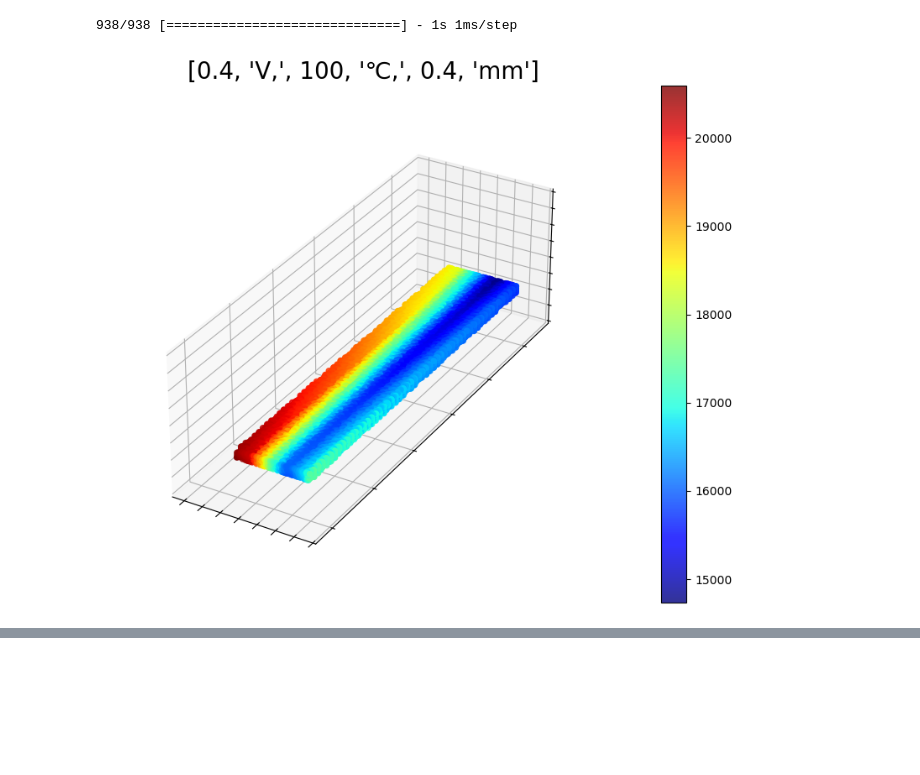
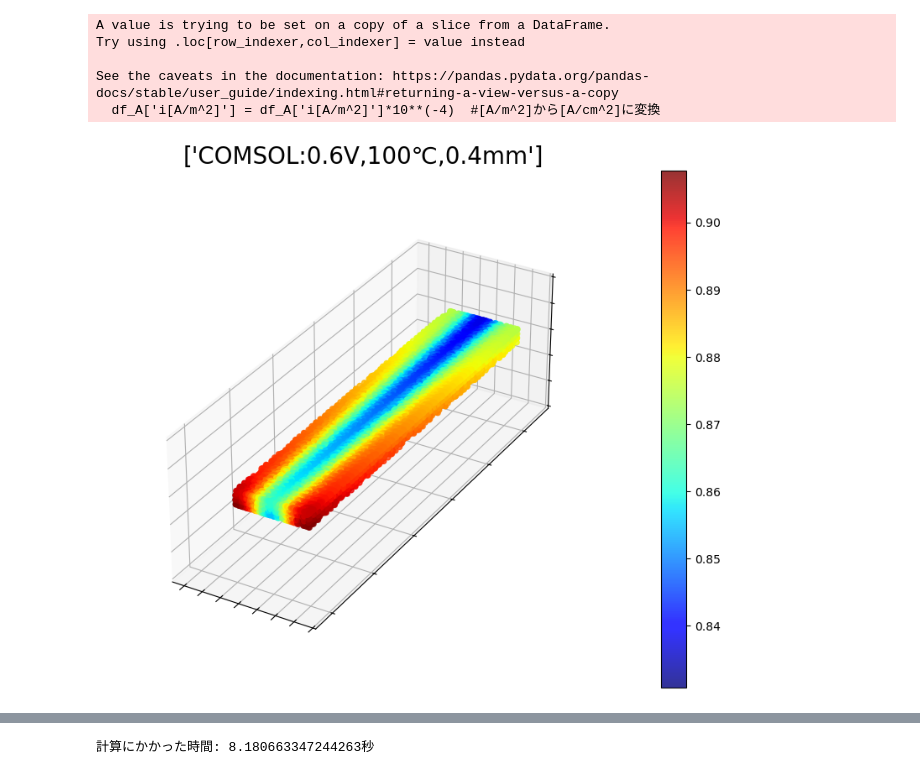
Before and after one commit to OkaHaruya/Oka-fcsl, a Jupyter notebook: LightGBM&NN_24-3-13/Result_180℃_CD_3D+O2dist2.ipynb, the cells around one changed output, grey strips where cells are left out. Drawn from its saved outputs; the diff is of its cells as text; code cells hidden in the pictures; blank space fills up the shorter version.

```diff
--- a/LightGBM&NN_24-3-13/Result_180℃_CD_3D+O2dist2.ipynb
+++ b/LightGBM&NN_24-3-13/Result_180℃_CD_3D+O2dist2.ipynb
@@ -232,3 +46,29 @@ plt.show()
+# %%
+def i_COM(V,T,W):  #COMSOLの結果を表示する関数
+  global df1
+  df_A = df1[(df1['V[V]']==V) & (df1['T_cell[℃]']==T) & (df1['W_ch[mm]']==W)]
+  df_A['i[A/m^2]'] = df_A['i[A/m^2]']*10**(-4)  #[A/m^2]から[A/cm^2]に変換
+  #COMSOLの結果の正規化されてないグラフ
+  fig2 = plt.figure(figsize=(12, 8))
+  ax2 = fig2.add_subplot(111, projection='3d')
+
+  sc2 = ax2.scatter(df_A['x座標'], df_A['y座標'],df_A['z座標'], c=df_A['i[A/m^2]'], cmap='jet', alpha=0.8,vmin=0, vmax=2.2)
+  colorbar = plt.colorbar(sc2)
+  colorbar.ax.tick_params(labelsize=20)
+
+  ax2.set_title(["COMSOL:"+str(V)+"V,"+str(T)+"℃,"+str(W)+"mm"], fontsize=20)
+  ax2.set_box_aspect((1,3,1))
+  ax2.axes.xaxis.set_ticklabels([])
+  ax2.axes.yaxis.set_ticklabels([])
+  ax2.axes.zaxis.set_ticklabels([])
+  ax2.set_box_aspect((1,3,1))
+
+  ax2.set_xlim(-0.0005,0.001)
+  #ax2.set_ylim(0,0.015)
+  ax2.set_zlim(0,0.001)
+
+  #plt.savefig('PEM_CD_COMSOL.png')
+  plt.show()
 # %%
 #指定した変数の電流密度分布予測を求める
 def I_pre0(V,T,W):
@@ -239,9 +79,9 @@ def I_pre0(V,T,W):
                    & (Tstd(100)-eps < df1_std['T_cell[℃]']) & (df1_std['T_cell[℃]'] < Tstd(100)+eps)
                    & (Wstd(W)-eps < df1_std['W_ch[mm]']) & (df1_std['W_ch[mm]'] < Wstd(W)+eps)]                   #流路幅を固定して座標を抽出
  df3_std = df2_std.drop(['V[V]', 'T_cell[℃]','W_ch[mm]','i[A/m^2]'], axis=1)
- df2_std2 = pd.DataFrame({'V[V]':[Vstd(V)]*30000,'T_cell[℃]':[Tstd(T)]*30000,'W_ch[mm]':[Wstd(0.8)]*30000}, index=df2_std.index)
+ df2_std2 = pd.DataFrame({'V[V]':[Vstd(V)]*30000,'T_cell[℃]':[Tstd(T)]*30000,'W_ch[mm]':[Wstd(W)]*30000}, index=df2_std.index)
  df3_std2 = pd.concat([df3_std,df2_std2], axis=1)
- df4_std = model.predict(df3_std2)    #モデルで予測
+ df4_std = model.predict(df3_std2)*10**(-4)    #モデルで予測  #[A/m^2]から[A/cm^2]に変換
  df_iPRE1 = pd.DataFrame(df4_std)
  #df_iPRE1 =df4_std.apply(i_restd)   #予測値の標準化を戻す。（データフレームに関数を適用）
  df_iPRE2 = df_iPRE1.rename(columns={0:'i[A/m^2]'})
@@ -258,25 +98,31 @@ def I_pre(V,T,W):
   fig5 = plt.figure(figsize=(12, 8))
   ax5 = fig5.add_subplot(111, projection='3d')
 
-  sc5 = ax5.scatter(df_d['x座標'], df_d['y座標'], df_d['z座標'],c=df_iPRE['i[A/m^2]'],  cmap='jet', alpha=0.8)
-  plt.colorbar(sc5)
+  sc5 = ax5.scatter(df_d['x座標'], df_d['y座標'], df_d['z座標'],c=df_iPRE['i[A/m^2]'],  cmap='jet', alpha=0.8,vmin=0, vmax=2.2)
+  colorbar = plt.colorbar(sc5)
+  colorbar.ax.tick_params(labelsize=20)
 
-  ax5.set_title([V,"V,",T,"℃,",W,"mm"], fontsize=20)
+  ax5.set_title(["ML:"+str(V)+"V,"+str(T)+"℃,"+str(W)+"mm"], fontsize=20)
   ax5.set_box_aspect((1,3,1))
   ax5.axes.xaxis.set_ticklabels([])
   ax5.axes.yaxis.set_ticklabels([])
   ax5.axes.zaxis.set_ticklabels([])
 
   ax5.set_xlim(-0.0005,0.001)
-  ax5.set_zlim(0,0.002)
+  ax5.set_zlim(0,0.001)
   #plt.savefig('PEM_CD_Predict_0.42V.png')
   plt.show()
 # %%
+i_COM(0.6,100,0.4)
 start_time = time.time()
-I_pre(0.4,100,0.4)
+I_pre(0.6,100,0.4)
 end_time = time.time()
 elapsed_time = end_time - start_time   #経過時間を計算して表示
 print(f"計算にかかった時間: {elapsed_time}秒")
 # %% [output]
-938/938 [==============================] - 1s 1ms/step
+A value is trying to be set on a copy of a slice from a DataFrame.
+Try using .loc[row_indexer,col_indexer] = value instead
+
+See the caveats in the documentation: https://pandas.pydata.org/pandas-docs/stable/user_guide/indexing.html#returning-a-view-versus-a-copy
+  df_A['i[A/m^2]'] = df_A['i[A/m^2]']*10**(-4)  #[A/m^2]から[A/cm^2]に変換
-[figure, old version]
+[figure, new version]
@@ -284 +131,2 @@ print(f"計算にかかった時間: {elapsed_time}秒")
+計算にかかった時間: 8.180663347244263秒
 # %%
```
Also changed, not shown: parts of 43 cells of this notebook, 27 other files.
